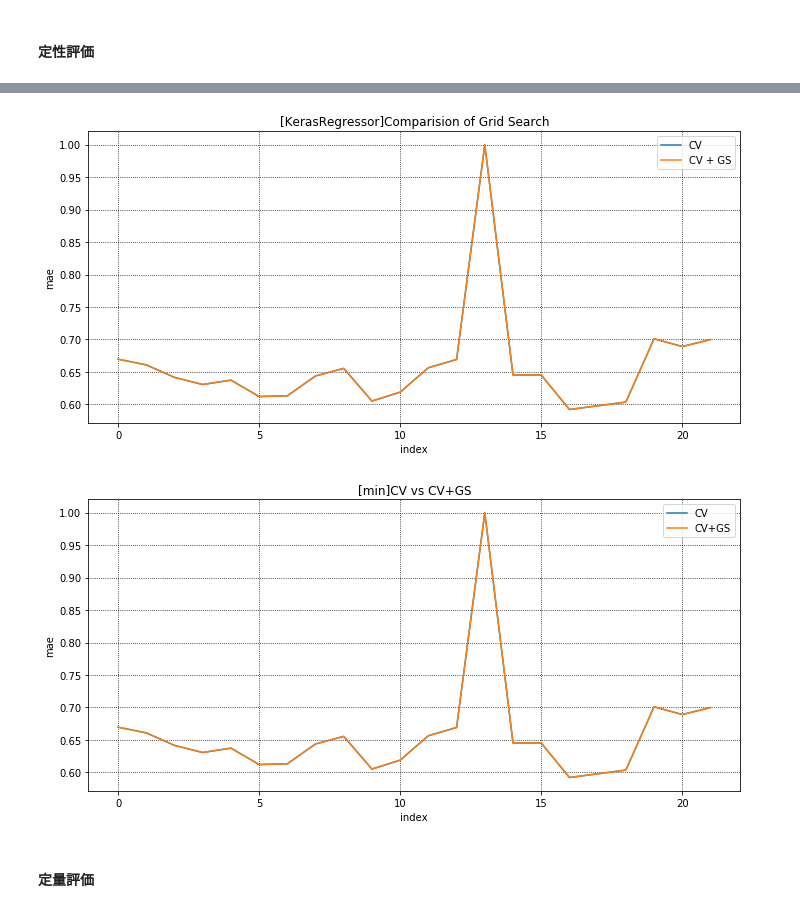
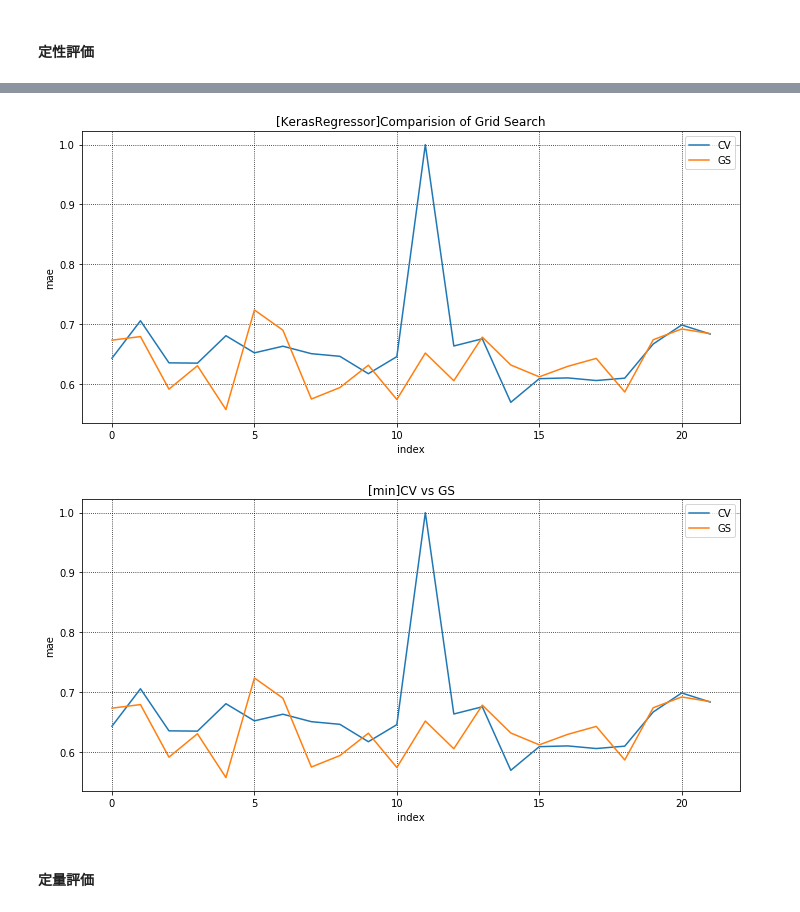
Before and after one commit to kusafusa-k/kaggle, a Jupyter notebook: Car_Fuel_Consumption/keras_実験.ipynb, the cells around one changed output, grey strips where cells are left out. Cells and saved outputs as stored; diff of their text form; code cells hidden in the pictures.

Commit message:
[課題指摘事項修正]グリッドサーチ法の使用方法が間違えていた。CVと共に使うものという認識があったが、GS単体でCVを行ってくれることが分かったため修正

```diff
--- a/Car_Fuel_Consumption/keras_実験.ipynb
+++ b/Car_Fuel_Consumption/keras_実験.ipynb
@@ -458,22 +439,22 @@ for exp_num in tqdm(range(len(exp_data) - 1)):
         )
 
 # これを有効にすると時間がかかりすぎる
-#         # クロスバリデーション法+グリッドサーチ法
-#         gs_mae[key], gs_pred_mae[key], gs_best_params[key], gs_best_score[key] = evaluate_grid_search(
-#             X, y, model['model'], model['parameters'], quantitative_var_flg, model['pre_process_flg']
-#         )
+        # グリッドサーチ法
+        gs_mae[key], gs_pred_mae[key], gs_best_params[key], gs_best_score[key] = evaluate_grid_search(
+            X, y, model['model'], model['parameters'], quantitative_var_flg, model['pre_process_flg']
+        )
 
-        # keras対策
-        # kerasはグリッドサーチしない。ベストパラメタは別で見つけたものを使う
-        # そのためクロスバリデーションと値は同じになる
-        if key != 'KerasRegressor':
-            # クロスバリデーション法+グリッドサーチ法
-            gs_mae[key], gs_pred_mae[key], gs_best_params[key], gs_best_score[key] = evaluate_grid_search(
-                X, y, model['model'], model['parameters'], quantitative_var_flg, model['pre_process_flg']
-            )
-        else:
-            print('[注意！]KerasRegressorのgs_maeは計測に時間がかかるためスキップ。gs_maeはcv_maeの値を入れておく')
-            gs_mae[key], gs_pred_mae[key], gs_best_params[key], gs_best_score[key] = cv_mae[key], 0, 0, 0
+#         # keras対策
+#         # kerasはグリッドサーチしない。ベストパラメタは別で見つけたものを使う
+#         # そのためクロスバリデーションと値は同じになる
+#         if key != 'KerasRegressor':
+#             # グリッドサーチ法
+#             gs_mae[key], gs_pred_mae[key], gs_best_params[key], gs_best_score[key] = evaluate_grid_search(
+#                 X, y, model['model'], model['parameters'], quantitative_var_flg, model['pre_process_flg']
+#             )
+#         else:
+#             print('[注意！]KerasRegressorのgs_maeは計測に時間がかかるためスキップ。gs_maeはcv_maeの値を入れておく')
+#             gs_mae[key], gs_pred_mae[key], gs_best_params[key], gs_best_score[key] = cv_mae[key], 0, 0, 0
 
     # 結果を保持
     final_cv_mae[exp_num] = cv_mae
@@ -652,7 +647,7 @@ fig, ax = plt.subplots(1, 1, figsize=(10, 5))
 # グリッドサーチ法有無の比較(KerasRegressor)
 ax.set_title('[KerasRegressor]Comparision of Grid Search')
 ax.plot(kerasregressor_cv_mae.keys(), kerasregressor_cv_mae.values(), label='CV')
-ax.plot(kerasregressor_gs_mae.keys(), kerasregressor_gs_mae.values(), label='CV + GS')
+ax.plot(kerasregressor_gs_mae.keys(), kerasregressor_gs_mae.values(), label='GS')
 
 ax.set_xlabel('index')
 ax.set_ylabel('mae')
@@ -663,7 +658,7 @@ ax.legend()
 fig.tight_layout()
 fig.show()
 # %% [output]
-[figure, old version]
+[figure, new version]
 # %%
 # cv,gsの最適値
 min_cv_mae = {}
@@ -690,24 +685,24 @@ for i in final_cv_mae:
 # %%
 # グラフによる最適値確認
 fig, ax = plt.subplots(1, 1, figsize=(10, 5))
 
-# CVとCV+GSの比較
-ax.set_title('[min]CV vs CV+GS')
+# CVとGSの比較
+ax.set_title('[min]CV vs GS')
 ax.plot(min_cv_mae.keys(),
            min_cv_mae.values(), label='CV')
 ax.plot(min_gs_mae.keys(),
-           min_gs_mae.values(), label='CV+GS')
+           min_gs_mae.values(), label='GS')
 
 ax.set_xlabel('index')
 ax.set_ylabel('mae')
 ax.grid(which='major', color='black', linestyle=':')
 ax.grid(which='minor', color='black', linestyle=':')
 ax.legend()
 
 fig.tight_layout()
 fig.show()
 # %% [output]
-[figure, old version]
+[figure, new version]
 # %% [markdown]
 #### 定量評価
 # %%
```
Also changed, not shown: parts of 9 cells of this notebook.
